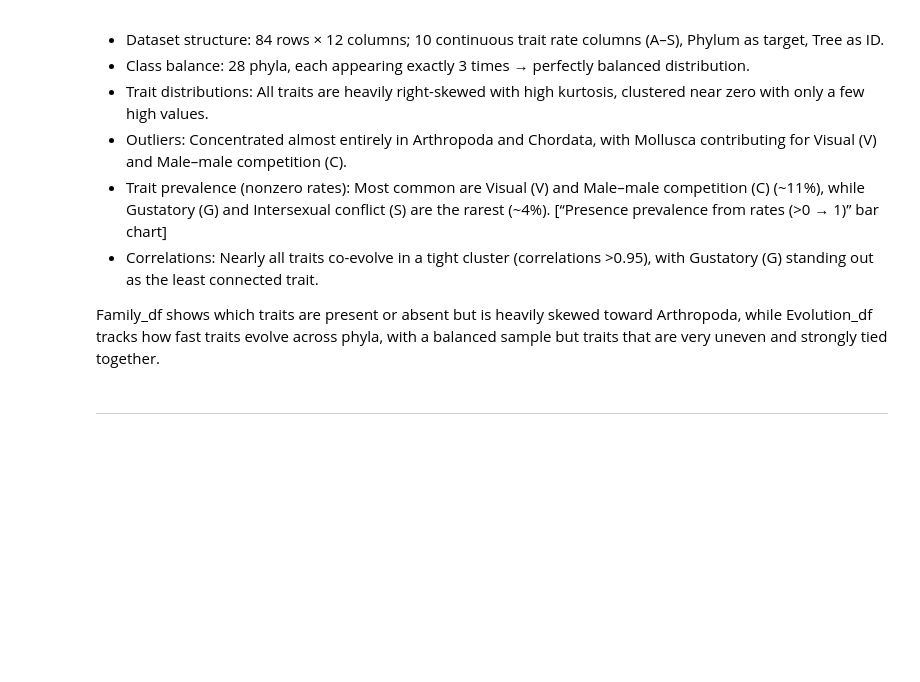
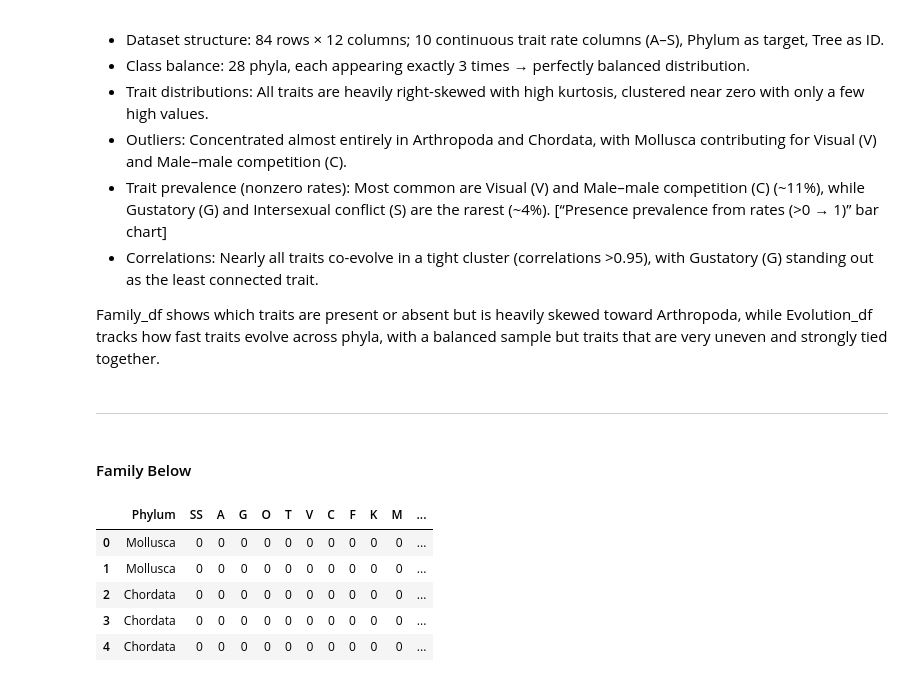
Before and after one commit to INFO-523-SU25/final-project-thompson, a Jupyter notebook: full_dataanalysis.ipynb, the cells around one changed output. Cells and saved outputs as stored; diff of their text form; code cells hidden in the pictures; blank space fills up the shorter version.

Commit message:
preprocessed family for machine learning

```diff
--- a/full_dataanalysis.ipynb
+++ b/full_dataanalysis.ipynb
@@ -804,3 +800,21 @@ Across phyla, evolutionary trait rates are largely near zero, but a few groups s
 Family_df shows which traits are present or absent but is heavily skewed toward Arthropoda, while Evolution_df tracks how fast traits evolve across phyla, with a balanced sample but traits that are very uneven and strongly tied together.
 # %% [markdown]
 ---
+# %% [markdown]
+#### Family Below
+# %%
+# Make a copy for preprocessing steps
+family_preprocessing = family_df.copy()
+
+# Drop ID column (Tree_Label)
+if "Tree_Label" in family_preprocessing.columns:
+    family_preprocessing = family_preprocessing.drop(columns=["Tree_Label"])
+
+family_preprocessing.head()
+# %% [output]
+|  | Phylum | SS | A | G | O | T | V | C | F | K | M | ... |
+| 0 | Mollusca | 0 | 0 | 0 | 0 | 0 | 0 | 0 | 0 | 0 | 0 | ... |
+| 1 | Mollusca | 0 | 0 | 0 | 0 | 0 | 0 | 0 | 0 | 0 | 0 | ... |
+| 2 | Chordata | 0 | 0 | 0 | 0 | 0 | 0 | 0 | 0 | 0 | 0 | ... |
+| 3 | Chordata | 0 | 0 | 0 | 0 | 0 | 0 | 0 | 0 | 0 | 0 | ... |
+| 4 | Chordata | 0 | 0 | 0 | 0 | 0 | 0 | 0 | 0 | 0 | 0 | ... |
```
Also changed, not shown: parts of 6 cells of this notebook.
